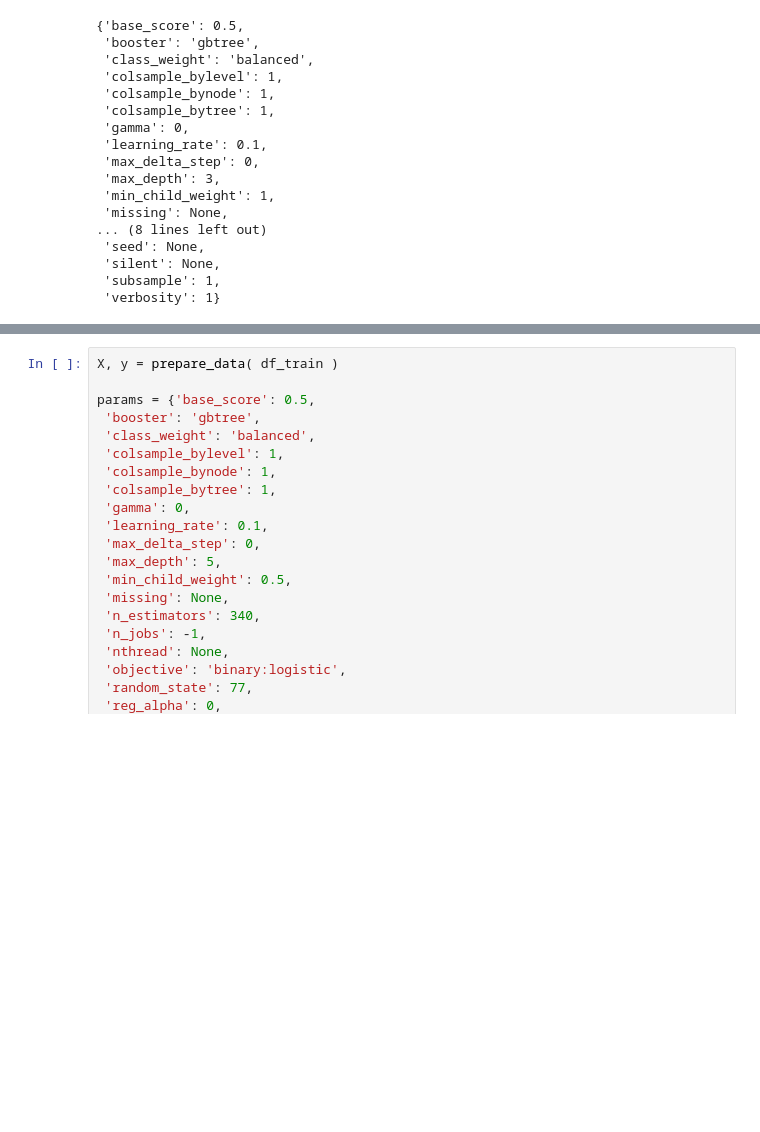
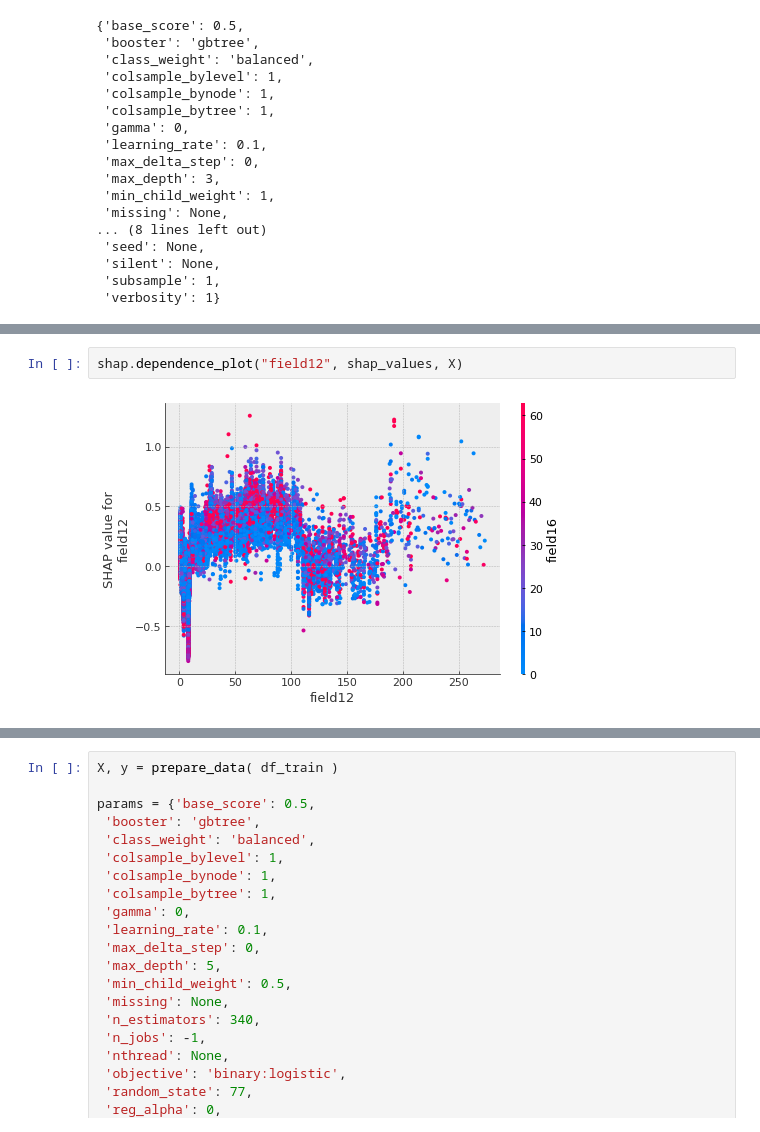
Before and after one commit to andygoosh/OneTwoTrip-Contest, a Jupyter notebook: workinprogress.ipynb, the cells around one changed output, grey strips where cells are left out. Drawn from its saved outputs; the diff is of its cells as text; blank space fills up the shorter version.

```diff
--- a/workinprogress.ipynb
+++ b/workinprogress.ipynb
@@ -326,0 +380,4 @@ Index(['field12', 'field0', 'field13', 'field16', 'field4', 'field14',
+# %%
+shap.dependence_plot("field12", shap_values, X)
+# %% [output]
+[figure, added]
```
Also changed, not shown: parts of 11 cells of this notebook.
